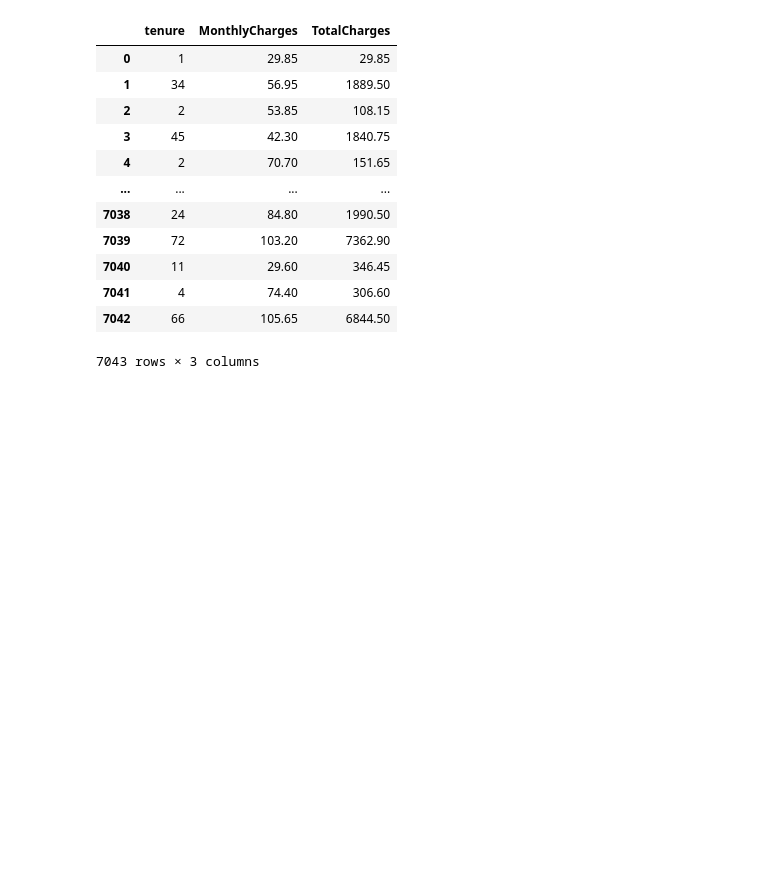
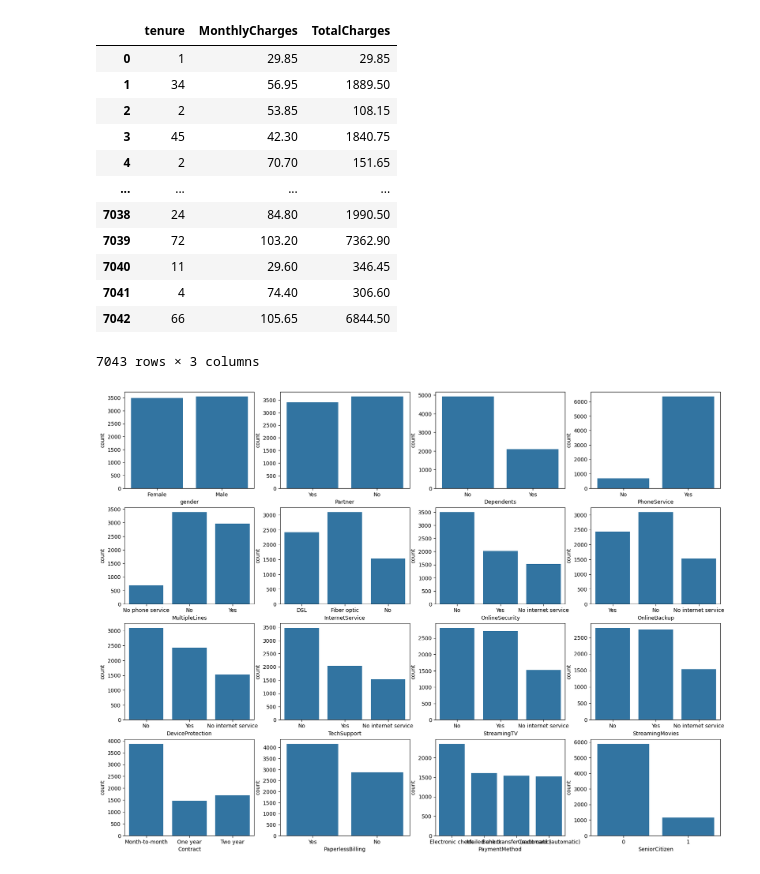
Before and after one commit to ramashishpanchal/Customer-Churn, a Jupyter notebook: main.ipynb, the cells around one changed output. Saved outputs shown, nothing was run; the diff lists cells and outputs as text; code cells hidden in the pictures; blank space fills up the shorter version.

Commit message:
Understood features and fixed its data type

```diff
--- a/main.ipynb
+++ b/main.ipynb
@@ -95,7 +94,7 @@ TotalCharges
 Name: count, Length: 6531, dtype: int64
 # %%
 # TotalCharges is a numerical column
-
+categorical_columns=categorical_columns.drop(columns=['TotalCharges'])
 # checking for empty values
 mask1=data['TotalCharges'] == ' '
 data[mask1]
@@ -117,7 +116,7 @@ data[mask1]
 # filling empty values
 
 mask1=data['TotalCharges'] == ' '
-data.loc[mask1,'TotalCharges']=0
+data.loc[mask1,'TotalCharges']=data['MonthlyCharges']*data['tenure']
 data[mask1]
 # %% [output]
 |  | customerID | gender | SeniorCitizen | Partner | Dependents | tenure | PhoneService | MultipleLines | ... |
@@ -135,7 +134,9 @@ data[mask1]
 11 rows × 21 columns
 # %%
 #converting datatype from object to float64
+
 numerical_columns['TotalCharges']=data['TotalCharges'].astype('float64')
+data['TotalCharges']=data['TotalCharges'].astype('float64')
 numerical_columns
 # %% [output]
 |  | tenure | MonthlyCharges | TotalCharges |
@@ -151,3 +152,21 @@ numerical_columns
 | 7041 | 4 | 74.40 | 306.60 |
 | 7042 | 66 | 105.65 | 6844.50 |
 7043 rows × 3 columns
+# %%
+rows=4
+columns=4
+
+fig,axis=plt.subplots(rows,columns,figsize=(20,15))
+
+i=0
+j=0
+for col in categorical_columns.drop(columns=['customerID']).columns:
+    sns.countplot(x=col,data=data,ax=axis[i][j])
+    j=j+1
+    if j==columns:
+        j=0
+        i=i+1
+    if i==rows:
+        break
+# %% [output]
+[figure, added]
```
Also changed, not shown: parts of 19 cells of this notebook.
